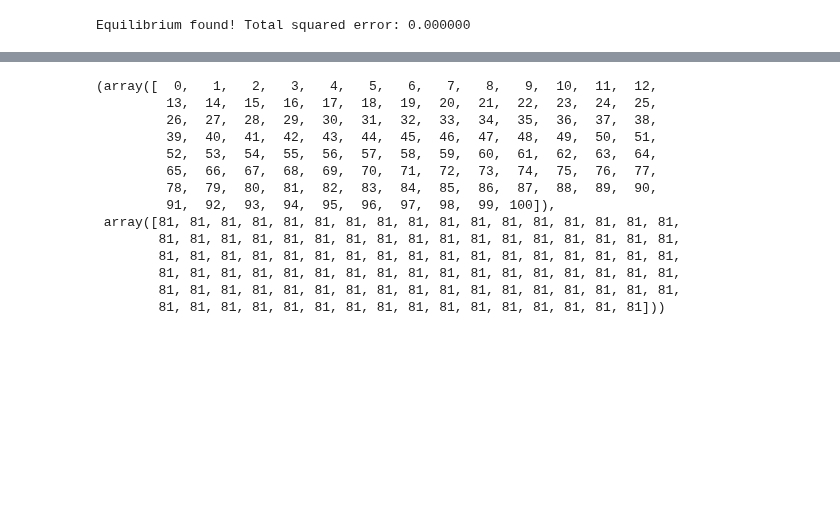
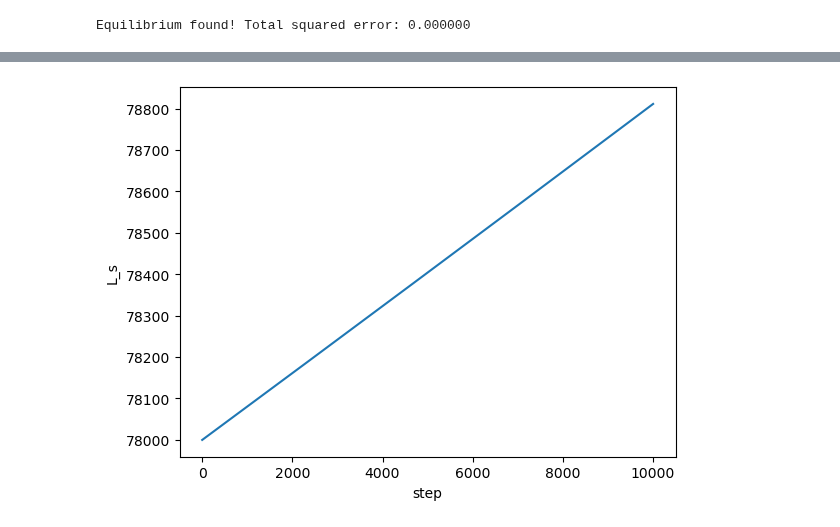
Before and after one commit to jessegrabowski/cge_modeling, a Jupyter notebook: notebooks/12 - Energy taxes CRRA PyTensor.ipynb, the cells around one changed output, grey strips where cells are left out. Drawn from its saved outputs; the diff is of its cells as text; code cells hidden in the pictures; blank space fills up the shorter version.

```diff
--- a/notebooks/12 - Energy taxes CRRA PyTensor.ipynb
+++ b/notebooks/12 - Energy taxes CRRA PyTensor.ipynb
@@ -889,6 +893,7 @@ household_variables = [
     Variable(
         name="C_total", latex_name=r"\bar{C}", description="Household final consumption bundle"
     ),
+    Variable(name="CE", description="Bundle of consumption and electricity"),
     # Spending variables
     Variable(name="F", description="Household leisure time"),
     Variable(name="S", description="Household savings"),
@@ -904,7 +909,8 @@ household_variables = [
         name="net_income", latex_name="\hat{\Omega}", description="Household income, after taxes"
     ),
     # Prices
-    Variable(name="P", description="Consumer Price Index"),
+    Variable(name="P", description="Core consumer price index, excluding energy"),
+    Variable(name="P_CE", description="Consumer Price Index"),
     # Utility
     Variable(name="U", description="Household utility"),
 ]
@@ -1494,6 +1536,7 @@ def calibrate_model(
     epsilon_VA_E,
     epsilon_G,
     epsilon_C,
+    epsilon_CE,
     Theta,
     sigma_C,
     mod,
@@ -1567,6 +1610,7 @@ def calibrate_model(
     P_VC_E = initialize_parameter("P_VC_E", mod, 1.0)
     P_R = initialize_parameter("P_R", mod, 1.0)
     P = initialize_parameter("P", mod, 1.0)
+    P_CE = initialize_parameter("P_CE", mod, 1.0)
 
     # # Zero the residual
     resid = 0.0
@@ -1615,14 +1659,12 @@ def calibrate_model(
     )
 
     # Energy mix aggregator
-    _rho = (epsilon_G - 1) / epsilon_G
-    alpha_G = (
-        (1 + tau_G)
-        * P_Y_E
-        * Y_E ** (1 / epsilon_G)
-        / ((1 + tau_G) * P_Y_E * Y_E ** (1 / epsilon_G)).sum()
-    )
-    A_G = E_s / (alpha_G * Y_E**_rho).sum() ** (1 / _rho)
+    # rho_G = (epsilon_G - 1) / epsilon_G
+    # energy_purchase_value = (1 + tau_G) * P_Y_E * Y_E ** (1 / epsilon_G)
+    # alpha_G = energy_purchase_value / energy_purchase_value.sum()
+    # A_G = E_s / (alpha_G * Y_E**_rho).sum() ** (1 / rho_G)
+
+    A_G, alpha_G = calibrate_DX(E_s, Y_E, (1 + tau_G) * P_Y_E, epsilon_G)
 
     psi_VA = VA / Y
     psi_VC = VC / Y
@@ -1640,17 +1682,21 @@ def calibrate_model(
     mpc = 1 - S / net_income
     consumption_spend = mpc * net_income
 
-    C_total = C.sum() + E_H_d
-    P = consumption_spend / C_total
+    C_total = (C * (1 + tau_C) * P_Y).sum() / P
+    CE = (C_total * P + (1 + tau_E_H) * P_E * E_H_d) / P_CE
 
-    rho_C = (epsilon_C - 1) / epsilon_C
-    denom = ((1 + tau_C) * P_Y * C ** (1 / epsilon_C)).sum() + (1 + tau_E_H) * P_E * E_H_d
-    alpha_C = (1 + tau_C) * P_Y * C ** (1 / epsilon_C) / denom
-    A_C = C_total / ((alpha_C * C**rho_C).sum() + (1 - alpha_C.sum()) * E_H_d**rho_C) ** (
-        1 / rho_C
+    A_CE, alpha_CE = calibrate_two_good_CES(
+        fac1=C_total,
+        fac2=E_H_d,
+        p1=P,
+        p2=(1 + tau_E_H) * P_E,
+        output=CE,
+        epsilon=epsilon_CE,
     )
 
-    sigma_L = (sigma_C * np.log(C_total) - np.log(w) + np.log(P)) / np.log(F)
+    A_C, alpha_C = calibrate_DX(C_total, C, (1 + tau_C) * P_Y, epsilon_C)
+
+    sigma_L = (sigma_C * np.log(CE) - np.log(w) + np.log(P_CE)) / np.log(F)
     U = C_total ** (1 - sigma_C) / (1 - sigma_C) + Theta * (T - L_s) ** (1 - sigma_L) / (
         1 - sigma_L
     )
@@ -1711,7 +1757,7 @@ mod.check_for_equilibrium(calibrated_data)
 Equilibrium found! Total squared error: 0.000000
 # %%
 # experiment 1
-idata = mod.simulate(calibrated_data, final_delta_pct={"tau_income": 1.1}, use_optimizer=False)
+idata = mod.simulate(calibrated_data, final_delta_pct={"tau_income": 1.5})
 # optimizer_mode='minimize',
 # use_jac=False,
 # use_hess=False,
@@ -1746,17 +1768,4 @@ J = mod.f_jac(**calibrated_data)
-# %%
-np.isnan(J).nonzero()
-# %% [output]
-(array([  0,   1,   2,   3,   4,   5,   6,   7,   8,   9,  10,  11,  12,
-         13,  14,  15,  16,  17,  18,  19,  20,  21,  22,  23,  24,  25,
-         26,  27,  28,  29,  30,  31,  32,  33,  34,  35,  36,  37,  38,
-         39,  40,  41,  42,  43,  44,  45,  46,  47,  48,  49,  50,  51,
-         52,  53,  54,  55,  56,  57,  58,  59,  60,  61,  62,  63,  64,
-         65,  66,  67,  68,  69,  70,  71,  72,  73,  74,  75,  76,  77,
-         78,  79,  80,  81,  82,  83,  84,  85,  86,  87,  88,  89,  90,
-         91,  92,  93,  94,  95,  96,  97,  98,  99, 100]),
- array([81, 81, 81, 81, 81, 81, 81, 81, 81, 81, 81, 81, 81, 81, 81, 81, 81,
-        81, 81, 81, 81, 81, 81, 81, 81, 81, 81, 81, 81, 81, 81, 81, 81, 81,
-        81, 81, 81, 81, 81, 81, 81, 81, 81, 81, 81, 81, 81, 81, 81, 81, 81,
-        81, 81, 81, 81, 81, 81, 81, 81, 81, 81, 81, 81, 81, 81, 81, 81, 81,
-        81, 81, 81, 81, 81, 81, 81, 81, 81, 81, 81, 81, 81, 81, 81, 81, 81,
-        81, 81, 81, 81, 81, 81, 81, 81, 81, 81, 81, 81, 81, 81, 81, 81]))
+# %%
+idata["euler"].variables["L_s"].plot.line(x="step");
+# %% [output]
+[figure, added]
```
Also changed, not shown: parts of 18 cells of this notebook.
